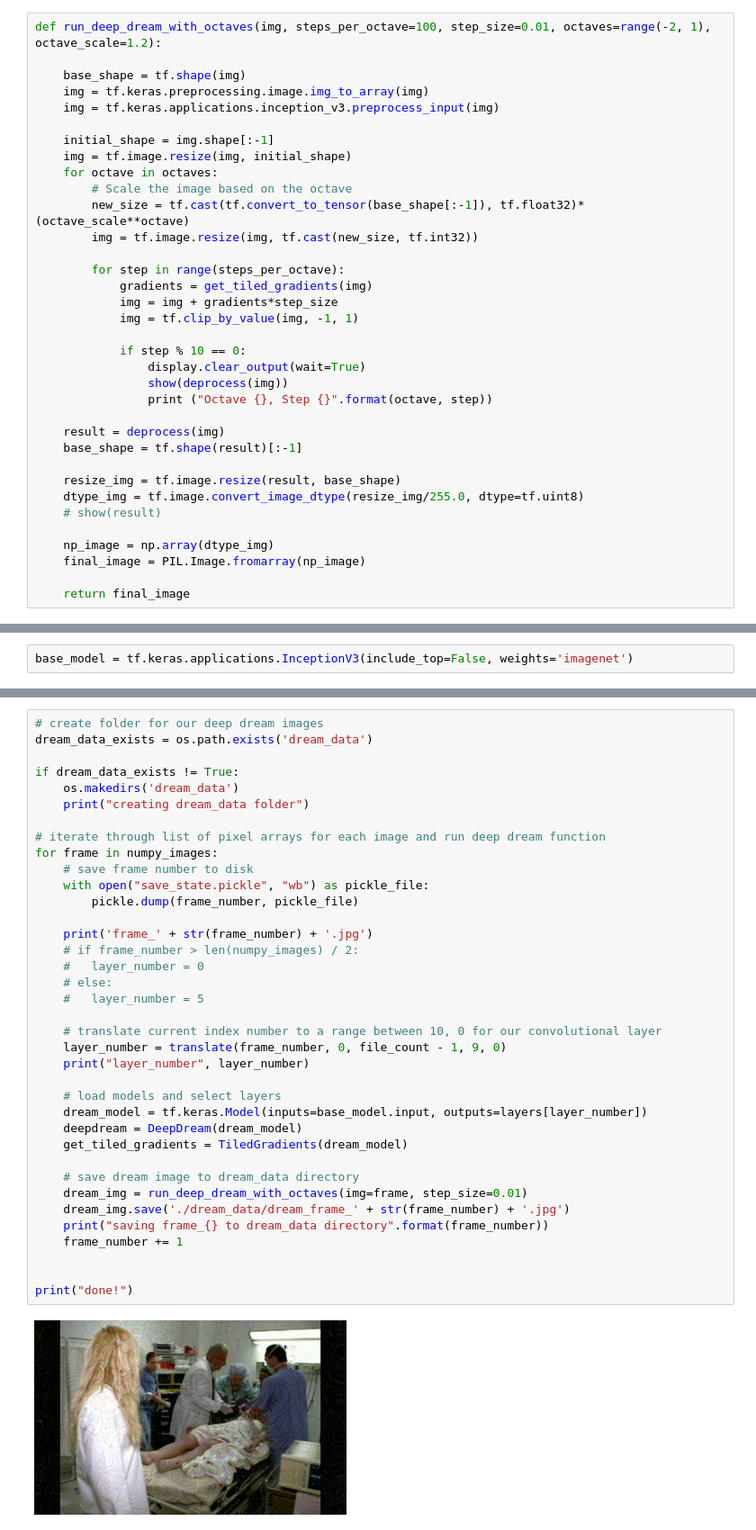
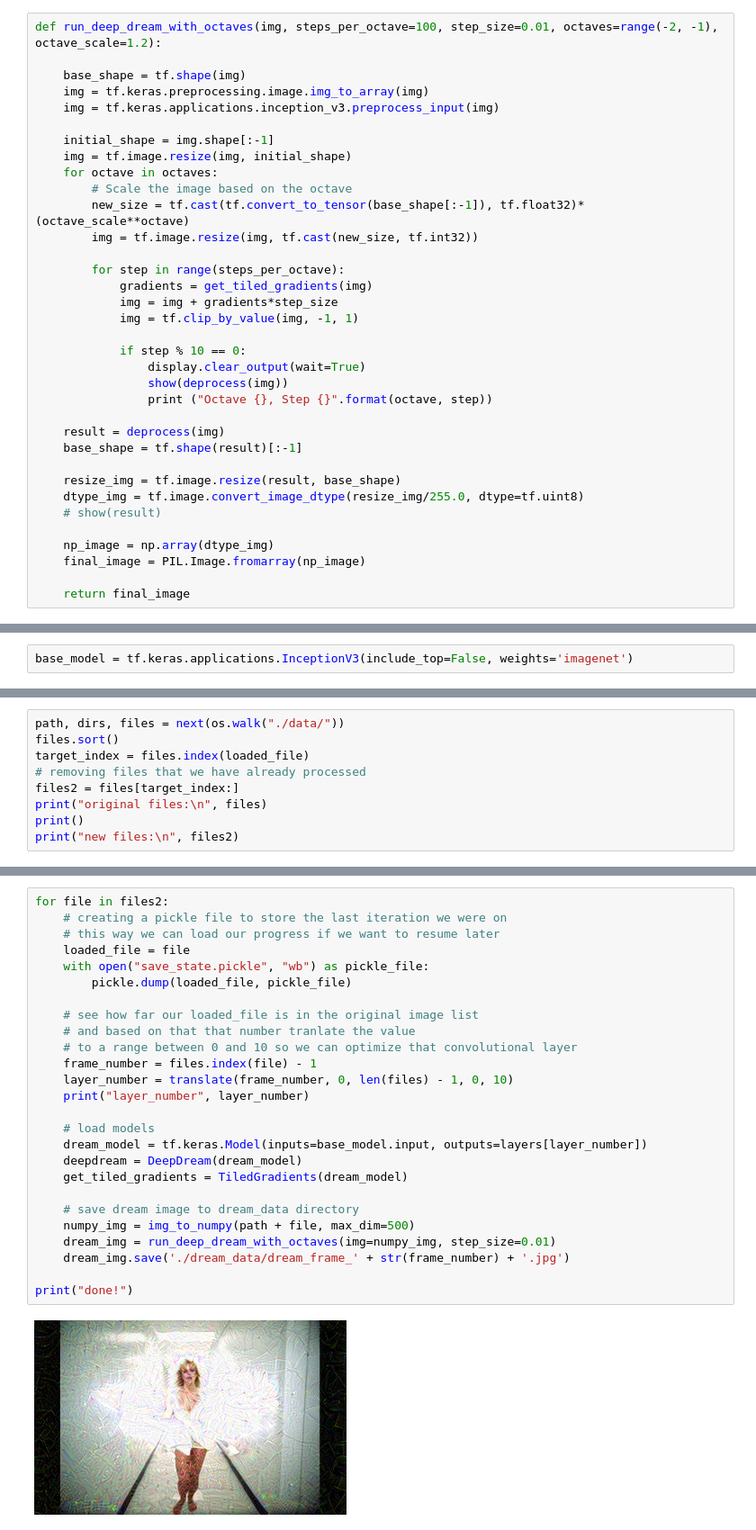
Before and after one commit to dirtylittledirtbike/deep_vid, a Jupyter notebook: deep_vid.ipynb, the cells around one changed output, grey strips where cells are left out. Shown at 90% size. Saved outputs shown, nothing was run; the diff lists cells and outputs as text.

Commit message:
cleaned up how the images are loaded into the deep dream function

```diff
--- a/deep_vid.ipynb
+++ b/deep_vid.ipynb
@@ -135,7 +135,7 @@ class TiledGradients(tf.Module):
 
         return gradients
 # %%
-def run_deep_dream_with_octaves(img, steps_per_octave=100, step_size=0.01, octaves=range(-2, 1), octave_scale=1.2):
+def run_deep_dream_with_octaves(img, steps_per_octave=100, step_size=0.01, octaves=range(-2, -1), octave_scale=1.2):
 
     base_shape = tf.shape(img)
     img = tf.keras.preprocessing.image.img_to_array(img)
@@ -228,0 +212,9 @@ frame_8.jpg
+# %%
+path, dirs, files = next(os.walk("./data/"))
+files.sort()
+target_index = files.index(loaded_file)
+# removing files that we have already processed
+files2 = files[target_index:]
+print("original files:\n", files)
+print()
+print("new files:\n", files2)
@@ -229,39 +234,28 @@ frame_8.jpg
 # %%
-# create folder for our deep dream images
-dream_data_exists = os.path.exists('dream_data')
+for file in files2:
+    # creating a pickle file to store the last iteration we were on
+    # this way we can load our progress if we want to resume later
+    loaded_file = file
+    with open("save_state.pickle", "wb") as pickle_file:
+        pickle.dump(loaded_file, pickle_file)
 
-if dream_data_exists != True:
-    os.makedirs('dream_data')
-    print("creating dream_data folder")
-
-# iterate through list of pixel arrays for each image and run deep dream function
-for frame in numpy_images:
-    # save frame number to disk
-    with open("save_state.pickle", "wb") as pickle_file:
-        pickle.dump(frame_number, pickle_file)
-
-    print('frame_' + str(frame_number) + '.jpg')
-    # if frame_number > len(numpy_images) / 2:
-    #   layer_number = 0
-    # else:
-    #   layer_number = 5
-
-    # translate current index number to a range between 10, 0 for our convolutional layer
-    layer_number = translate(frame_number, 0, file_count - 1, 9, 0)
+    # see how far our loaded_file is in the original image list
+    # and based on that that number tranlate the value
+    # to a range between 0 and 10 so we can optimize that convolutional layer
+    frame_number = files.index(file) - 1
+    layer_number = translate(frame_number, 0, len(files) - 1, 0, 10)
     print("layer_number", layer_number)
 
-    # load models and select layers
+    # load models
     dream_model = tf.keras.Model(inputs=base_model.input, outputs=layers[layer_number])
     deepdream = DeepDream(dream_model)
     get_tiled_gradients = TiledGradients(dream_model)
 
     # save dream image to dream_data directory
-    dream_img = run_deep_dream_with_octaves(img=frame, step_size=0.01)
+    numpy_img = img_to_numpy(path + file, max_dim=500)
+    dream_img = run_deep_dream_with_octaves(img=numpy_img, step_size=0.01)
     dream_img.save('./dream_data/dream_frame_' + str(frame_number) + '.jpg')
-    print("saving frame_{} to dream_data directory".format(frame_number))
-    frame_number += 1
-
 
 print("done!")
 # %% [output]
-[figure, old version]
+[figure, new version]
```
Also changed, not shown: parts of 7 cells of this notebook, 1 other file.
